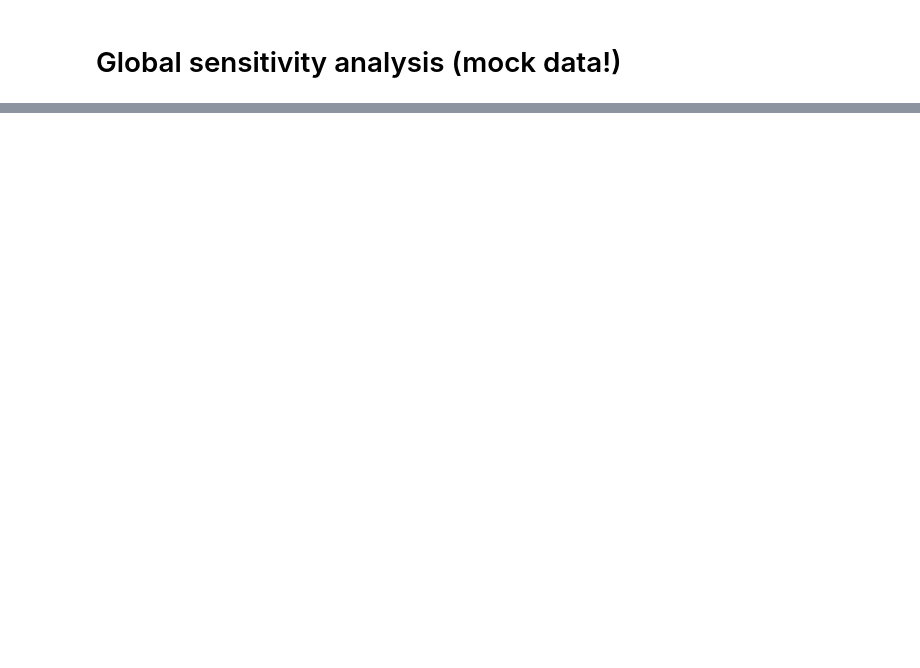
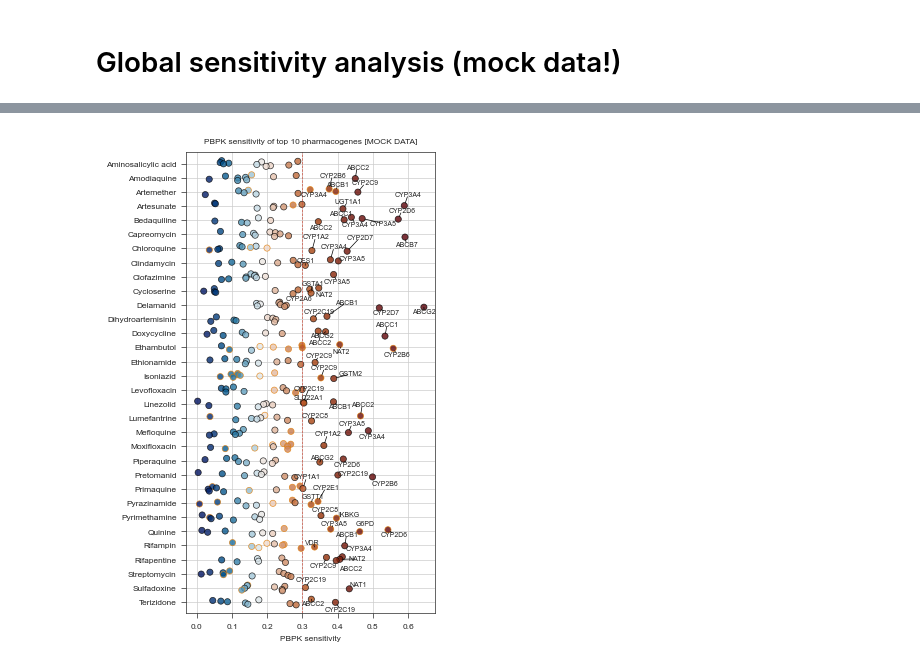
Before and after one commit to ersilia-os/pharmacogx-embeddings, a Jupyter notebook: paper/figure3_global_sensitivity_analysis.ipynb, the cells around one changed output, grey strips where cells are left out. Drawn from its saved outputs; the diff is of its cells as text; code cells hidden in the pictures; blank space fills up the shorter version.

Commit message:
mock sensitivity data for figure 3

```diff
--- a/paper/figure3_global_sensitivity_analysis.ipynb
+++ b/paper/figure3_global_sensitivity_analysis.ipynb
@@ -24,0 +44,43 @@ df
+# %%
+fig, axs = stylia.create_figure(1, 1, width=ONE_COLUMN_WIDTH, height=ONE_COLUMN_WIDTH*1.5)
+
+sensitivity_threshold = 0.3
+
+named_colors = NamedColors()
+cmap = ContinuousColorMap("coolwarm")
+cmap.fit(df["pbpk_sensitivity"].tolist())
+colors = cmap.transform(df["pbpk_sensitivity"].tolist())
+edgecolors = []
+for ts in df["train_set"].tolist():
+    if ts == 0:
+        edgecolors.append("none")
+    else:
+        edgecolors.append(named_colors.orange)
+
+ax = axs.next()
+names = sorted(set(df["chemical"].tolist()))
+name2idx = dict((name, idx) for idx, name in enumerate(names))
+y = [i for i in range(len(names))]
+
+ax.set_yticks(y)
+ax.set_yticklabels(names)
+ax.set_ylim(len(names)-0.2, -0.8)
+
+deltas = np.array(list(np.linspace(-0.2, 0.2, 10))*len(names))
+
+x = np.array(df["pbpk_sensitivity"].tolist())
+y = np.array([name2idx[drug] for drug in df["chemical"].tolist()]) + deltas
+ax.scatter(x, y, c=colors, s=20, alpha=0.8, lw=0.5, edgecolors=edgecolors)
+texts = []
+genes = df["gene"].tolist()
+for i, x_ in enumerate(x):
+    if x_ > sensitivity_threshold:
+        texts.append(ax.text(x_, y[i], genes[i], ha='center', va='center'))
+adjust_text(texts, arrowprops=dict(arrowstyle='-', color='black', lw=0.5), expand_points = (10, 10), expand_text = (10, 10), ax=ax)
+ax.axvline(x=sensitivity_threshold, color=named_colors.red, linestyle='--', lw=0.5)
+
+stylia.label(ax, title="PBPK sensitivity of top 10 pharmacogenes [MOCK DATA]", xlabel="PBPK sensitivity", ylabel="")
+stylia.save_figure("assets/pbpk_sensitivity_top10_pharmacogenes.png")
+stylia.save_figure("assets/pbpk_sensitivity_top10_pharmacogenes.pdf")
+# %% [output]
+[figure, added]
```
Also changed, not shown: parts of 4 cells of this notebook, 4 other files.
